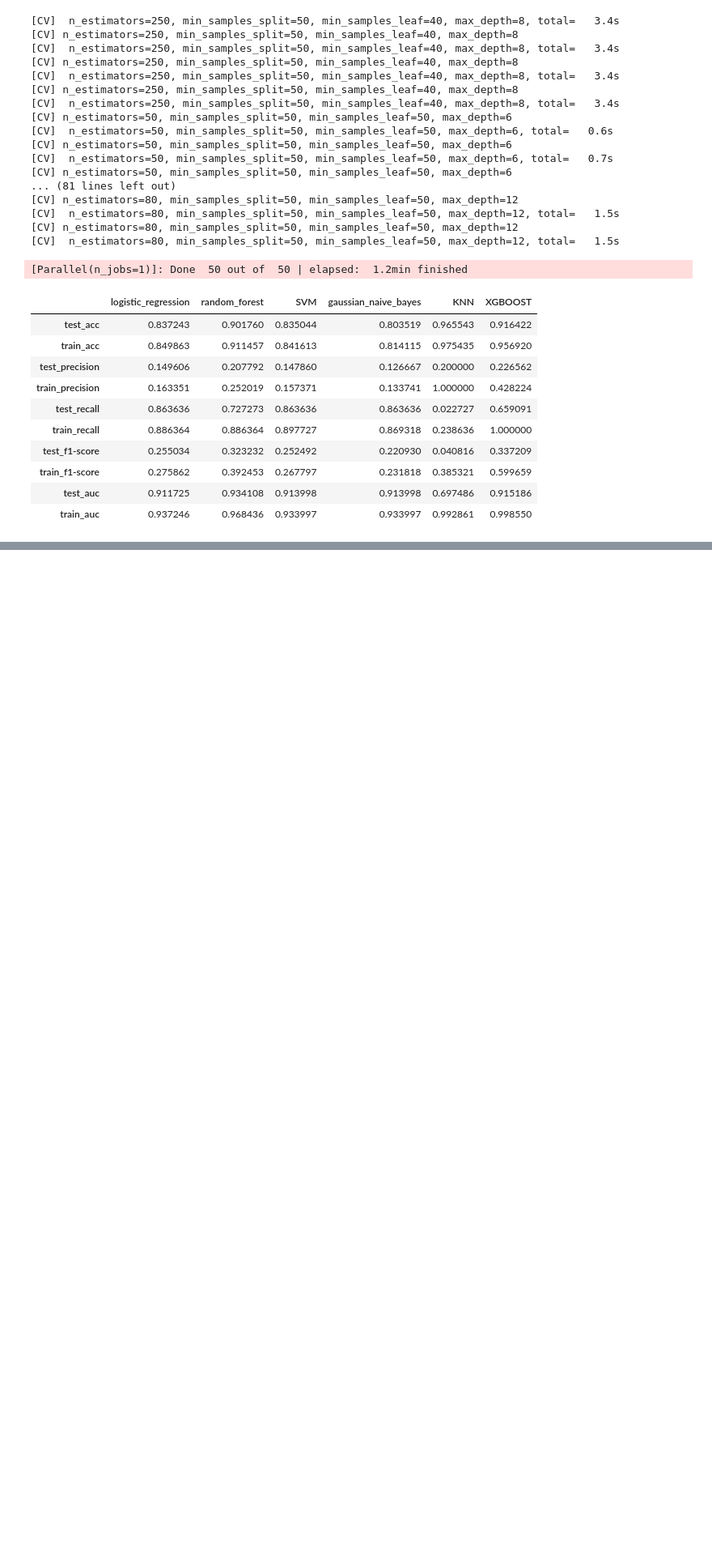
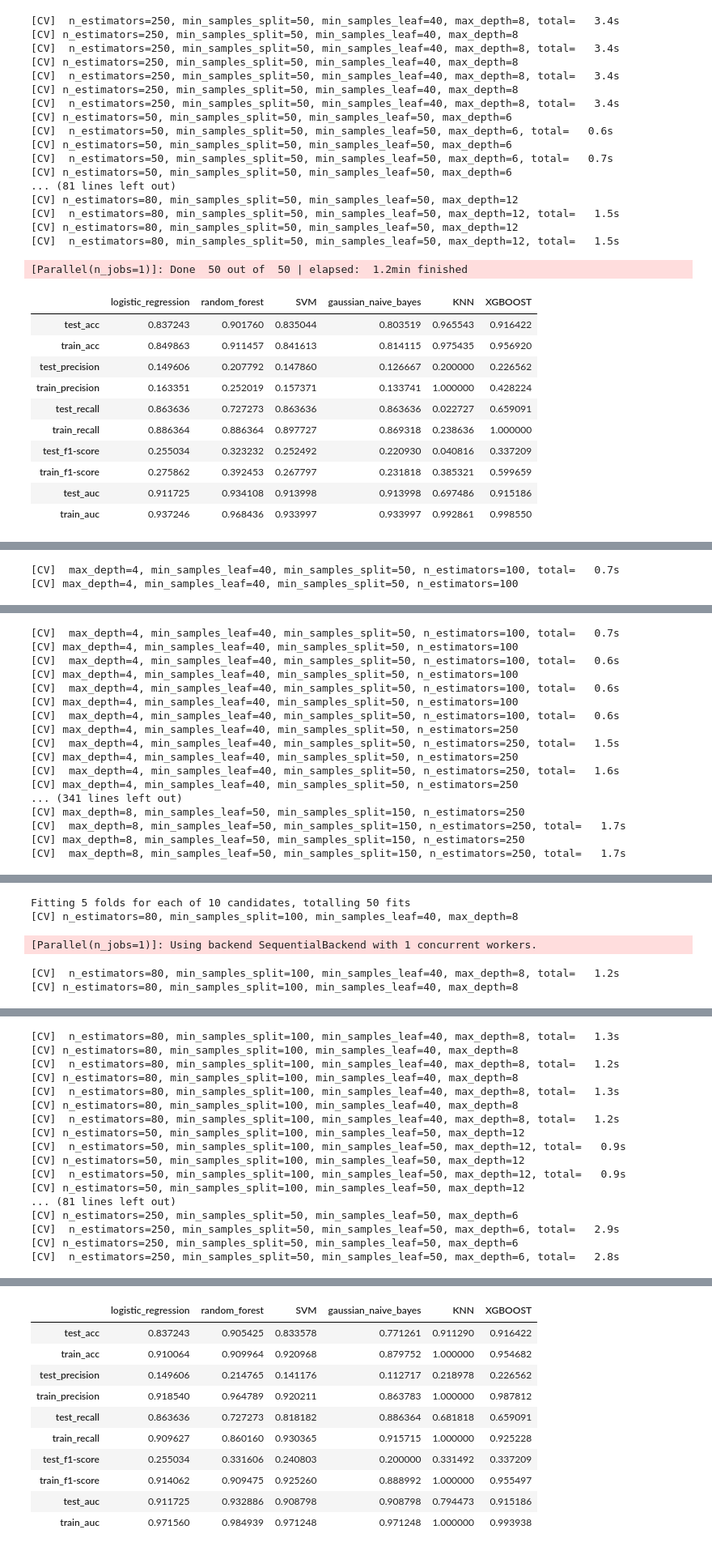
Before and after one commit to Sukruthr/Company-Bankruptcy-Prediction, a Jupyter notebook: COMPANY_BANKRUPTCY_PREDICTION_(_Final_TeamNotebook_).ipynb, the cells around one changed output, grey strips where cells are left out. Shown at 81% size. Drawn from its saved outputs; the diff is of its cells as text; code cells hidden in the pictures; blank space fills up the shorter version.

```diff
--- a/COMPANY_BANKRUPTCY_PREDICTION_(_Final_TeamNotebook_).ipynb
+++ b/COMPANY_BANKRUPTCY_PREDICTION_(_Final_TeamNotebook_).ipynb
@@ -1161,0 +1164,7 @@ Fitting 5 folds for each of 10 candidates, totalling 50 fits
+# %%
+# import somteenn for sampling
+from imblearn.combine import SMOTEENN
+smote_sample = SMOTEENN(random_state=0)
+# %%
+# fit
+X_smote, y_smote = smote_sample.fit_resample(x_train_norm, train_y)
@@ -1161,0 +1181,4 @@ Fitting 5 folds for each of 10 candidates, totalling 50 fits
+# %%
+from imblearn.under_sampling import TomekLinks
+tomek_links = TomekLinks(random_state=0,ratio='majority')
+X_after_tomek, y_after_tomek = tomek_links.fit_sample(X_smote, y_smote)
@@ -1161,0 +1197,4 @@ Fitting 5 folds for each of 10 candidates, totalling 50 fits
+# %%
+# calcute the metric after sampling
+model_result(X_after_tomek,x_test_norm,y_after_tomek,test_y)
+# %% [output]
@@ -1161,0 +1204,2 @@ Fitting 5 folds for each of 10 candidates, totalling 50 fits
+[CV]  max_depth=4, min_samples_leaf=40, min_samples_split=50, n_estimators=100, total=   0.7s
+[CV] max_depth=4, min_samples_leaf=40, min_samples_split=50, n_estimators=100
@@ -1161,0 +1207,17 @@ Fitting 5 folds for each of 10 candidates, totalling 50 fits
+[CV]  max_depth=4, min_samples_leaf=40, min_samples_split=50, n_estimators=100, total=   0.7s
+[CV] max_depth=4, min_samples_leaf=40, min_samples_split=50, n_estimators=100
+[CV]  max_depth=4, min_samples_leaf=40, min_samples_split=50, n_estimators=100, total=   0.6s
+[CV] max_depth=4, min_samples_leaf=40, min_samples_split=50, n_estimators=100
+[CV]  max_depth=4, min_samples_leaf=40, min_samples_split=50, n_estimators=100, total=   0.6s
+[CV] max_depth=4, min_samples_leaf=40, min_samples_split=50, n_estimators=100
+[CV]  max_depth=4, min_samples_leaf=40, min_samples_split=50, n_estimators=100, total=   0.6s
+[CV] max_depth=4, min_samples_leaf=40, min_samples_split=50, n_estimators=250
+[CV]  max_depth=4, min_samples_leaf=40, min_samples_split=50, n_estimators=250, total=   1.5s
+[CV] max_depth=4, min_samples_leaf=40, min_samples_split=50, n_estimators=250
+[CV]  max_depth=4, min_samples_leaf=40, min_samples_split=50, n_estimators=250, total=   1.6s
+[CV] max_depth=4, min_samples_leaf=40, min_samples_split=50, n_estimators=250
+... (341 lines left out)
+[CV] max_depth=8, min_samples_leaf=50, min_samples_split=150, n_estimators=250
+[CV]  max_depth=8, min_samples_leaf=50, min_samples_split=150, n_estimators=250, total=   1.7s
+[CV] max_depth=8, min_samples_leaf=50, min_samples_split=150, n_estimators=250
+[CV]  max_depth=8, min_samples_leaf=50, min_samples_split=150, n_estimators=250, total=   1.7s
@@ -1161,0 +1225,5 @@ Fitting 5 folds for each of 10 candidates, totalling 50 fits
+Fitting 5 folds for each of 10 candidates, totalling 50 fits
+[CV] n_estimators=80, min_samples_split=100, min_samples_leaf=40, max_depth=8
+[Parallel(n_jobs=1)]: Using backend SequentialBackend with 1 concurrent workers.
+[CV]  n_estimators=80, min_samples_split=100, min_samples_leaf=40, max_depth=8, total=   1.2s
+[CV] n_estimators=80, min_samples_split=100, min_samples_leaf=40, max_depth=8
@@ -1161,0 +1231,17 @@ Fitting 5 folds for each of 10 candidates, totalling 50 fits
+[CV]  n_estimators=80, min_samples_split=100, min_samples_leaf=40, max_depth=8, total=   1.3s
+[CV] n_estimators=80, min_samples_split=100, min_samples_leaf=40, max_depth=8
+[CV]  n_estimators=80, min_samples_split=100, min_samples_leaf=40, max_depth=8, total=   1.2s
+[CV] n_estimators=80, min_samples_split=100, min_samples_leaf=40, max_depth=8
+[CV]  n_estimators=80, min_samples_split=100, min_samples_leaf=40, max_depth=8, total=   1.3s
+[CV] n_estimators=80, min_samples_split=100, min_samples_leaf=40, max_depth=8
+[CV]  n_estimators=80, min_samples_split=100, min_samples_leaf=40, max_depth=8, total=   1.2s
+[CV] n_estimators=50, min_samples_split=100, min_samples_leaf=50, max_depth=12
+[CV]  n_estimators=50, min_samples_split=100, min_samples_leaf=50, max_depth=12, total=   0.9s
+[CV] n_estimators=50, min_samples_split=100, min_samples_leaf=50, max_depth=12
+[CV]  n_estimators=50, min_samples_split=100, min_samples_leaf=50, max_depth=12, total=   0.9s
+[CV] n_estimators=50, min_samples_split=100, min_samples_leaf=50, max_depth=12
+... (81 lines left out)
+[CV] n_estimators=250, min_samples_split=50, min_samples_leaf=50, max_depth=6
+[CV]  n_estimators=250, min_samples_split=50, min_samples_leaf=50, max_depth=6, total=   2.9s
+[CV] n_estimators=250, min_samples_split=50, min_samples_leaf=50, max_depth=6
+[CV]  n_estimators=250, min_samples_split=50, min_samples_leaf=50, max_depth=6, total=   2.8s
@@ -1161,0 +1249,11 @@ Fitting 5 folds for each of 10 candidates, totalling 50 fits
+|  | logistic_regression | random_forest | SVM | gaussian_naive_bayes | KNN | XGBOOST |
+| test_acc | 0.837243 | 0.905425 | 0.833578 | 0.771261 | 0.911290 | 0.916422 |
+| train_acc | 0.910064 | 0.909964 | 0.920968 | 0.879752 | 1.000000 | 0.954682 |
+| test_precision | 0.149606 | 0.214765 | 0.141176 | 0.112717 | 0.218978 | 0.226562 |
+| train_precision | 0.918540 | 0.964789 | 0.920211 | 0.863783 | 1.000000 | 0.987812 |
+| test_recall | 0.863636 | 0.727273 | 0.818182 | 0.886364 | 0.681818 | 0.659091 |
+| train_recall | 0.909627 | 0.860160 | 0.930365 | 0.915715 | 1.000000 | 0.925228 |
+| test_f1-score | 0.255034 | 0.331606 | 0.240803 | 0.200000 | 0.331492 | 0.337209 |
+| train_f1-score | 0.914062 | 0.909475 | 0.925260 | 0.888992 | 1.000000 | 0.955497 |
+| test_auc | 0.911725 | 0.932886 | 0.908798 | 0.908798 | 0.794473 | 0.915186 |
+| train_auc | 0.971560 | 0.984939 | 0.971248 | 0.971248 | 1.000000 | 0.993938 |
```
Also changed, not shown: parts of 13 cells of this notebook.
